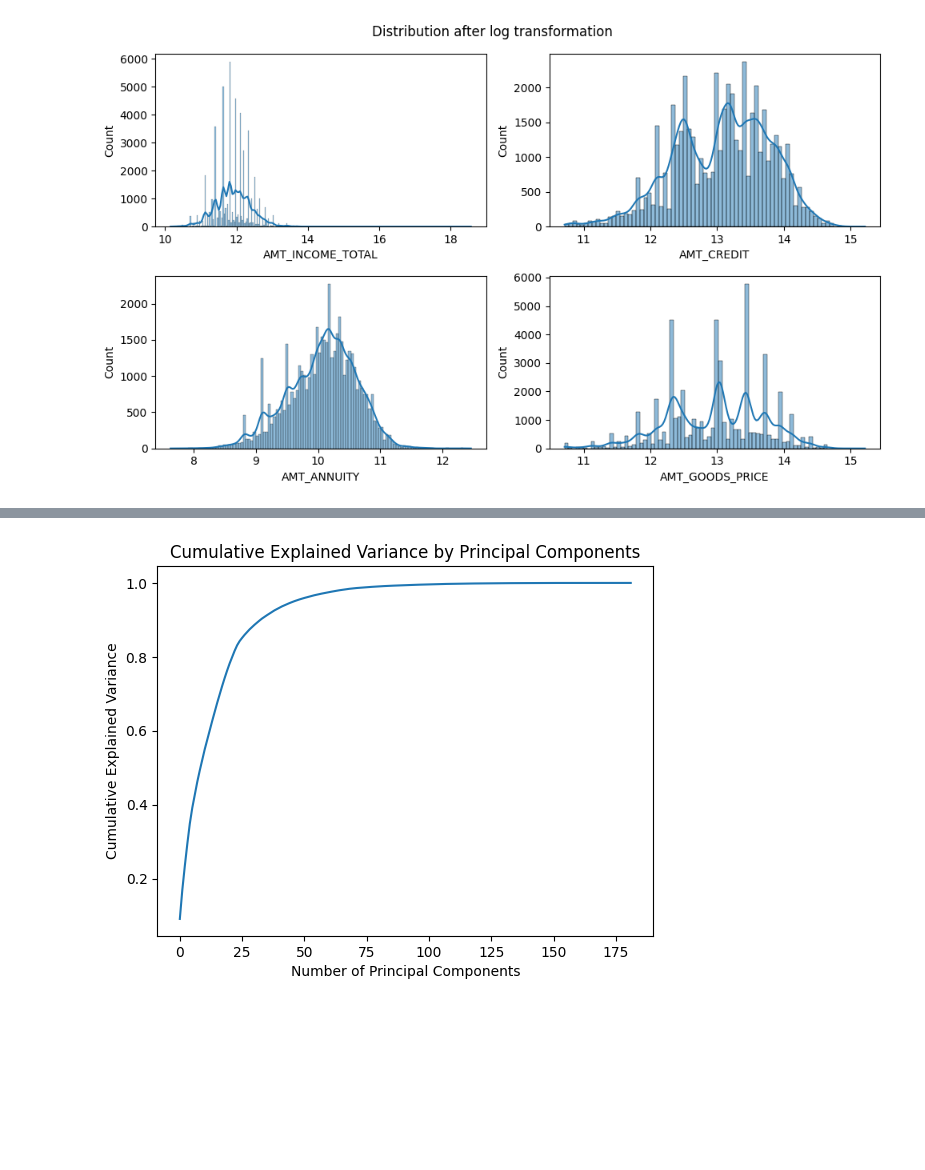
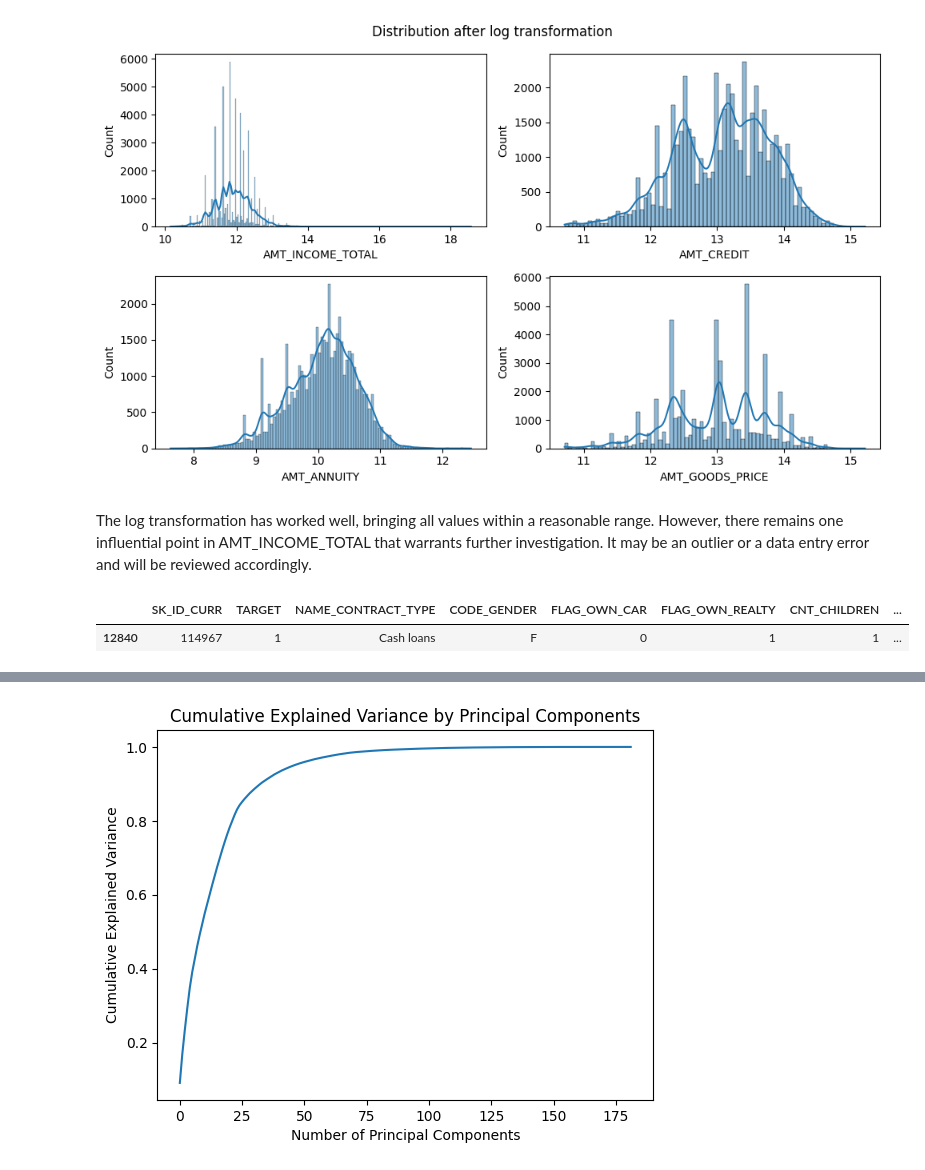
Before and after one commit to adarshlearnngrow/loan-approval-ml, a Jupyter notebook: Python Notebooks/eda.ipynb, the cells around one changed output, grey strips where cells are left out. Saved outputs shown, nothing was run; the diff lists cells and outputs as text; code cells hidden in the pictures; blank space fills up the shorter version.

```diff
--- a/Python Notebooks/eda.ipynb
+++ b/Python Notebooks/eda.ipynb
@@ -1,15 +1,5 @@
 # %%
-import pandas as pd
-import seaborn as sns
-import matplotlib.pyplot as plt
-from sql_connection import sql_connect, write_sql_conn_create
-from sklearn.preprocessing import StandardScaler
-import numpy as np
-from sklearn.decomposition import PCA
-pd.set_option('display.max_columns', None)
-pd.set_option('display.max_rows', None)
-import warnings
-warnings.filterwarnings("ignore", message="pandas only supports SQLAlchemy connectable")
+from imports import *
 # %%
 query = "select * from cleaned_application_ml"
 app_data = sql_connect(query)
@@ -57,3 +45,10 @@ plt.tight_layout()
 plt.show();
 # %% [output]
 [figure]
+# %% [markdown]
+The log transformation has worked well, bringing all values within a reasonable range. However, there remains one influential point in AMT_INCOME_TOTAL that warrants further investigation. It may be an outlier or a data entry error and will be reviewed accordingly.
+# %%
+app_data[app_data['AMT_INCOME_TOTAL'] == app_data['AMT_INCOME_TOTAL'].max()]
+# %% [output]
+|  | SK_ID_CURR | TARGET | NAME_CONTRACT_TYPE | CODE_GENDER | FLAG_OWN_CAR | FLAG_OWN_REALTY | CNT_CHILDREN | ... |
+| 12840 | 114967 | 1 | Cash loans | F | 0 | 1 | 1 | ... |
```
Also changed, not shown: parts of 15 cells of this notebook, 2 other files.
